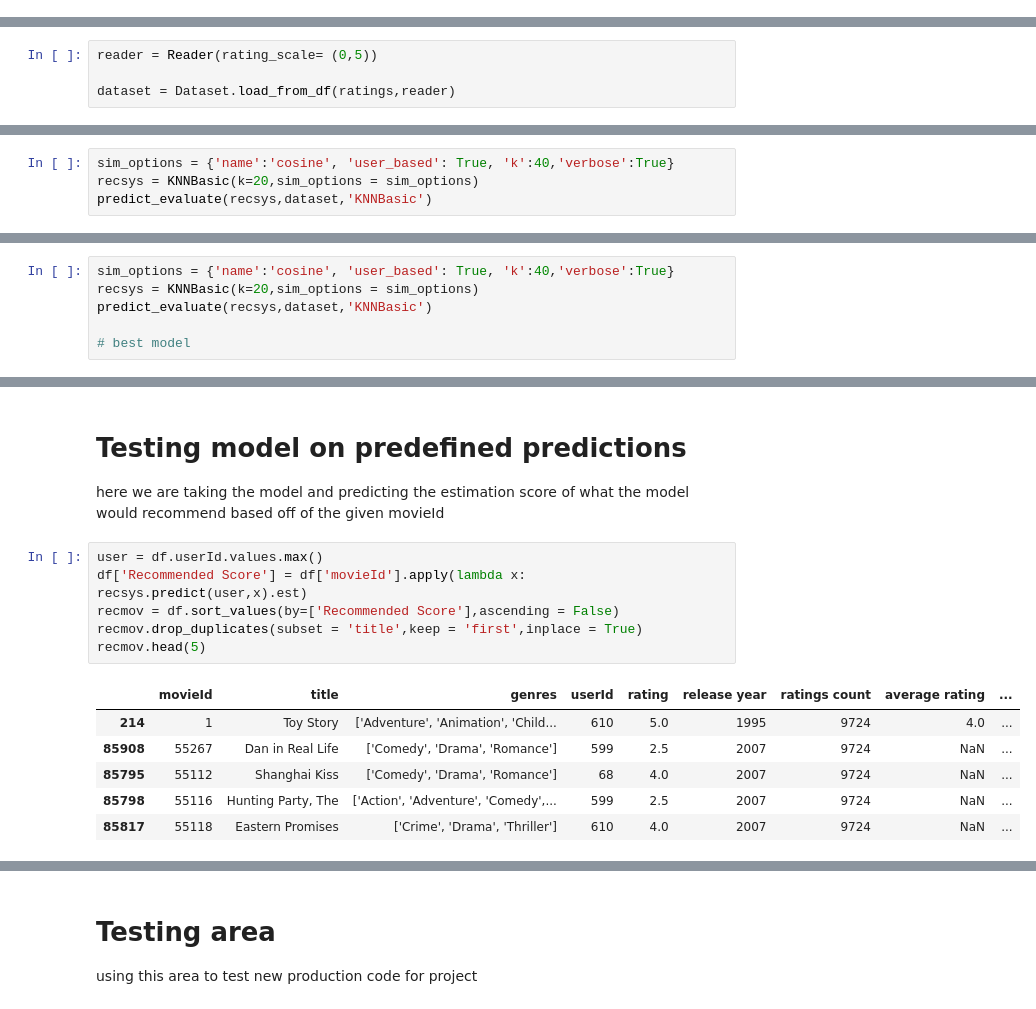
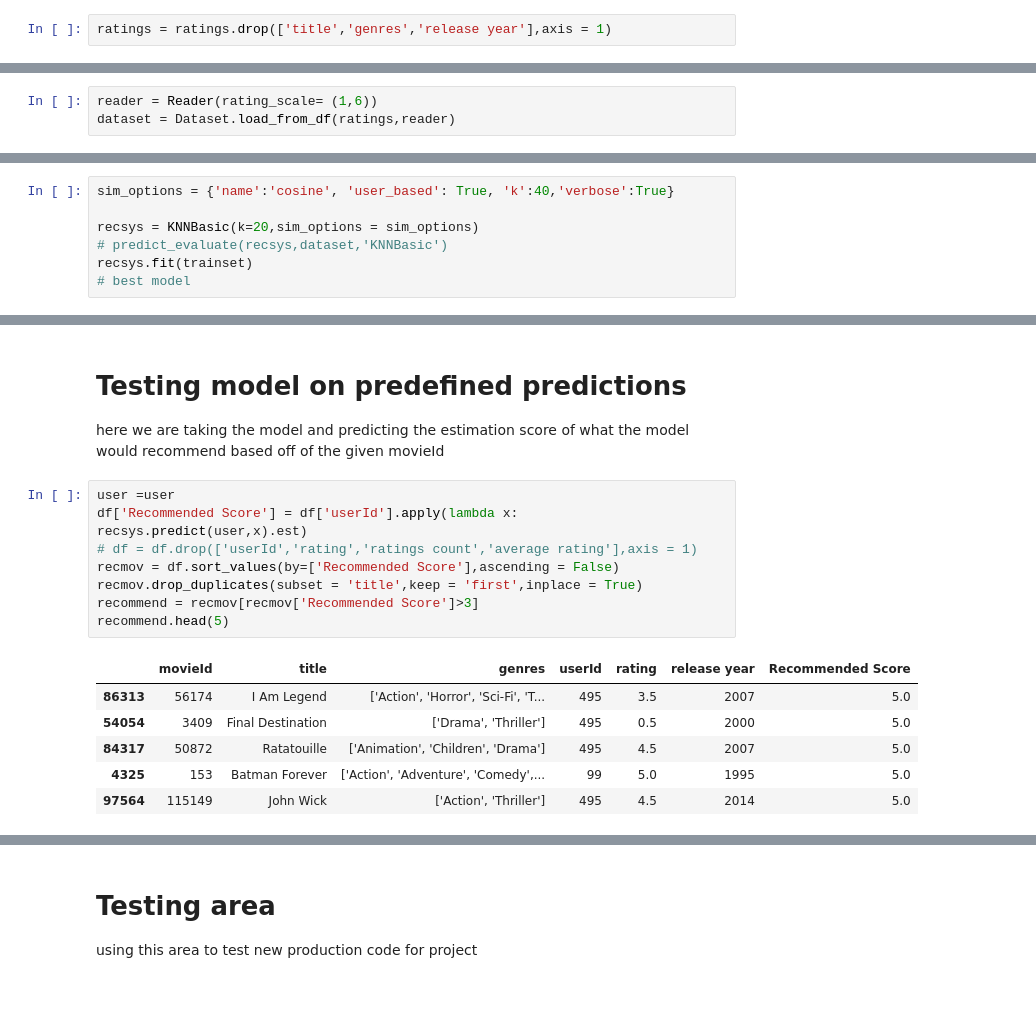
Before and after one commit to Corneth/Movie-Lens-Recommender, a Jupyter notebook: Mod 4 project file.ipynb, the cells around one changed output, grey strips where cells are left out. Drawn from its saved outputs; the diff is of its cells as text.

Commit message:
Finalized Project

```diff
--- a/Mod 4 project file.ipynb
+++ b/Mod 4 project file.ipynb
@@ -221,0 +306,2 @@ Checking dataframe for additions
+# %%
+ratings = ratings.drop(['title','genres','release year'],axis = 1)
@@ -272,6 +335,5 @@ dtype: int64
 # %%
-reader = Reader(rating_scale= (0,5))
-
+reader = Reader(rating_scale= (1,6))
 dataset = Dataset.load_from_df(ratings,reader)
 # %% [markdown]
 # Finding the best model and training on that model
@@ -285,7 +361,10 @@ Testset Avg MAE: 2.71 Avg RMSE : 2.98 [RandomRating]
 # %%
 sim_options = {'name':'cosine', 'user_based': True, 'k':40,'verbose':True}
+
 recsys = KNNBasic(k=20,sim_options = sim_options)
-predict_evaluate(recsys,dataset,'KNNBasic')
+# predict_evaluate(recsys,dataset,'KNNBasic')
+recsys.fit(trainset)
+# best model
 # %% [output]
 Computing the cosine similarity matrix...
 Done computing similarity matrix.
@@ -299,6 +371,0 @@ Testset Avg MAE: 0.75 Avg RMSE : 0.98 [KNNBasic]
-# %%
-sim_options = {'name':'cosine', 'user_based': True, 'k':40,'verbose':True}
-recsys = KNNBasic(k=20,sim_options = sim_options)
-predict_evaluate(recsys,dataset,'KNNBasic')
-
-# best model
@@ -330,15 +387,17 @@ Running grid search on a portion of the dataset
 # Testing model on predefined predictions
 here we are taking the model and predicting the estimation score of what the model would recommend based off of the given movieId
 # %%
-user = df.userId.values.max()
-df['Recommended Score'] = df['movieId'].apply(lambda x: recsys.predict(user,x).est)
+user =user
+df['Recommended Score'] = df['userId'].apply(lambda x: recsys.predict(user,x).est)
+# df = df.drop(['userId','rating','ratings count','average rating'],axis = 1)
 recmov = df.sort_values(by=['Recommended Score'],ascending = False)
 recmov.drop_duplicates(subset = 'title',keep = 'first',inplace = True)
-recmov.head(5)
+recommend = recmov[recmov['Recommended Score']>3]
+recommend.head(5)
 # %% [output]
-|  | movieId | title | genres | userId | rating | release year | ratings count | average rating | ... |
-| 214 | 1 | Toy Story | ['Adventure', 'Animation', 'Child... | 610 | 5.0 | 1995 | 9724 | 4.0 | ... |
-| 85908 | 55267 | Dan in Real Life | ['Comedy', 'Drama', 'Romance'] | 599 | 2.5 | 2007 | 9724 | NaN | ... |
-| 85795 | 55112 | Shanghai Kiss | ['Comedy', 'Drama', 'Romance'] | 68 | 4.0 | 2007 | 9724 | NaN | ... |
-| 85798 | 55116 | Hunting Party, The | ['Action', 'Adventure', 'Comedy',... | 599 | 2.5 | 2007 | 9724 | NaN | ... |
-| 85817 | 55118 | Eastern Promises | ['Crime', 'Drama', 'Thriller'] | 610 | 4.0 | 2007 | 9724 | NaN | ... |
+|  | movieId | title | genres | userId | rating | release year | Recommended Score |
+| 86313 | 56174 | I Am Legend | ['Action', 'Horror', 'Sci-Fi', 'T... | 495 | 3.5 | 2007 | 5.0 |
+| 54054 | 3409 | Final Destination | ['Drama', 'Thriller'] | 495 | 0.5 | 2000 | 5.0 |
+| 84317 | 50872 | Ratatouille | ['Animation', 'Children', 'Drama'] | 495 | 4.5 | 2007 | 5.0 |
+| 4325 | 153 | Batman Forever | ['Action', 'Adventure', 'Comedy',... | 99 | 5.0 | 1995 | 5.0 |
+| 97564 | 115149 | John Wick | ['Action', 'Thriller'] | 495 | 4.5 | 2014 | 5.0 |
```
Also changed, not shown: parts of 55 cells of this notebook.
